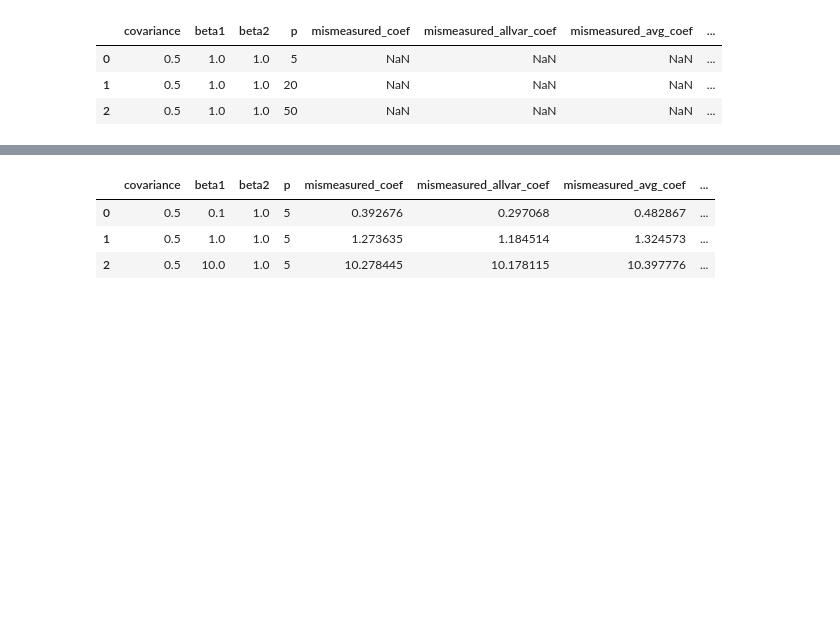
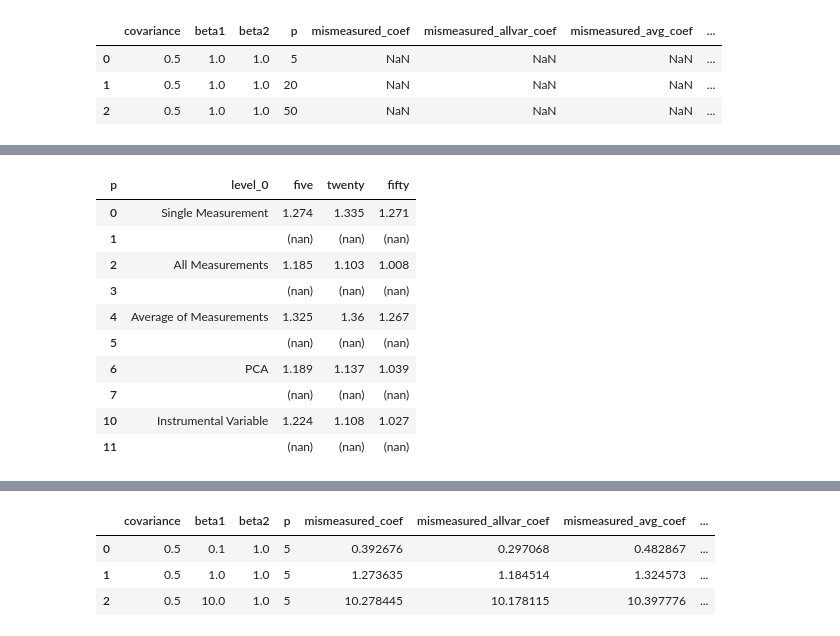
Before and after one commit to ijyliu/ECMA-31330-Project, a Jupyter notebook: Source/Simulations/PCA on Covariates 20210526.ipynb, the cells around one changed output, grey strips where cells are left out. Saved outputs shown, nothing was run; the diff lists cells and outputs as text; code cells hidden in the pictures; blank space fills up the shorter version.

```diff
--- a/Source/Simulations/PCA on Covariates 20210526.ipynb
+++ b/Source/Simulations/PCA on Covariates 20210526.ipynb
@@ -283 +318,4 @@ output.loc[(output['beta1']==1)&(output['beta2']==1)&(output['covariance'] == 0.
+# %%
+coef_names_mapper = {'mismeasured_coef':'Single Measurement', 'mismeasured_allvar_coef':'All Measurements', 'pca_coef':'PCA', 'mismeasured_avg_coef':'Average of Measurements', 'iv_coef':'Instrumental Variable'}
+ape_names_mapper = {'mismeasured_coef_ape':'Single Measurement', 'mismeasured_allvar_coef_ape':'All Measurements', 'pca_ape':'PCA', 'mismeasured_avg_coef_ape':'Average of Measurements', 'iv_coef_ape':'Instrumental Variable'}
 # %%
@@ -312,0 +345,31 @@ sim_reg_p_coefs
+# %%
+sim_reg_p_coefs = (sim_reg_p.query('level_0.str.contains("coef")')
+                            .query('level_0 != "true_val_coef"')
+                            .query('not level_0.str.contains("ape")')
+                            .round(3)
+                            .astype(str))
+
+sim_reg_p_coefs['five'] = sim_reg_p_coefs.apply(lambda x: std_parenth_padder(x.level_1, x.five), axis = 1)
+sim_reg_p_coefs['twenty'] = sim_reg_p_coefs.apply(lambda x: std_parenth_padder(x.level_1, x.twenty), axis = 1)
+sim_reg_p_coefs['fifty'] = sim_reg_p_coefs.apply(lambda x: std_parenth_padder(x.level_1, x.fifty), axis = 1)
+
+sim_reg_p_coefs['level_0'] = sim_reg_p_coefs.apply(lambda x: format_level_0(x.level_1, x.level_0), axis = 1)
+
+sim_reg_p_coefs = (sim_reg_p_coefs.drop(columns = 'level_1')
+                                  .replace(coef_names_mapper))
+
+Minimal_Latex(sim_reg_p_coefs, 'p_coefs.tex')
+
+sim_reg_p_coefs
+# %% [output]
+| p | level_0 | five | twenty | fifty |
+| 0 | Single Measurement | 1.274 | 1.335 | 1.271 |
+| 1 |  | (nan) | (nan) | (nan) |
+| 2 | All Measurements | 1.185 | 1.103 | 1.008 |
+| 3 |  | (nan) | (nan) | (nan) |
+| 4 | Average of Measurements | 1.325 | 1.36 | 1.267 |
+| 5 |  | (nan) | (nan) | (nan) |
+| 6 | PCA | 1.189 | 1.137 | 1.039 |
+| 7 |  | (nan) | (nan) | (nan) |
+| 10 | Instrumental Variable | 1.224 | 1.108 | 1.027 |
+| 11 |  | (nan) | (nan) | (nan) |
```
Also changed, not shown: parts of 4 cells of this notebook, 2 other files.
